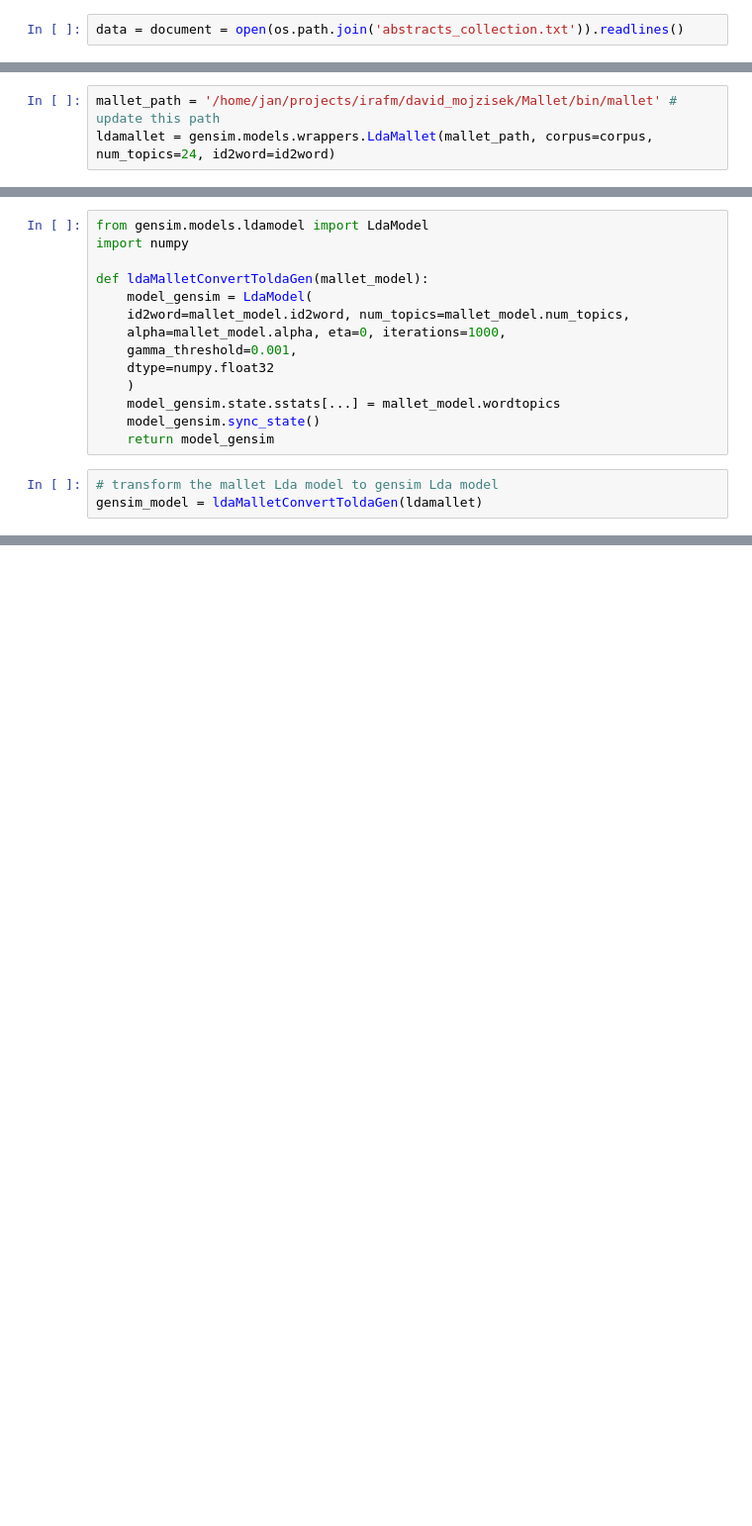
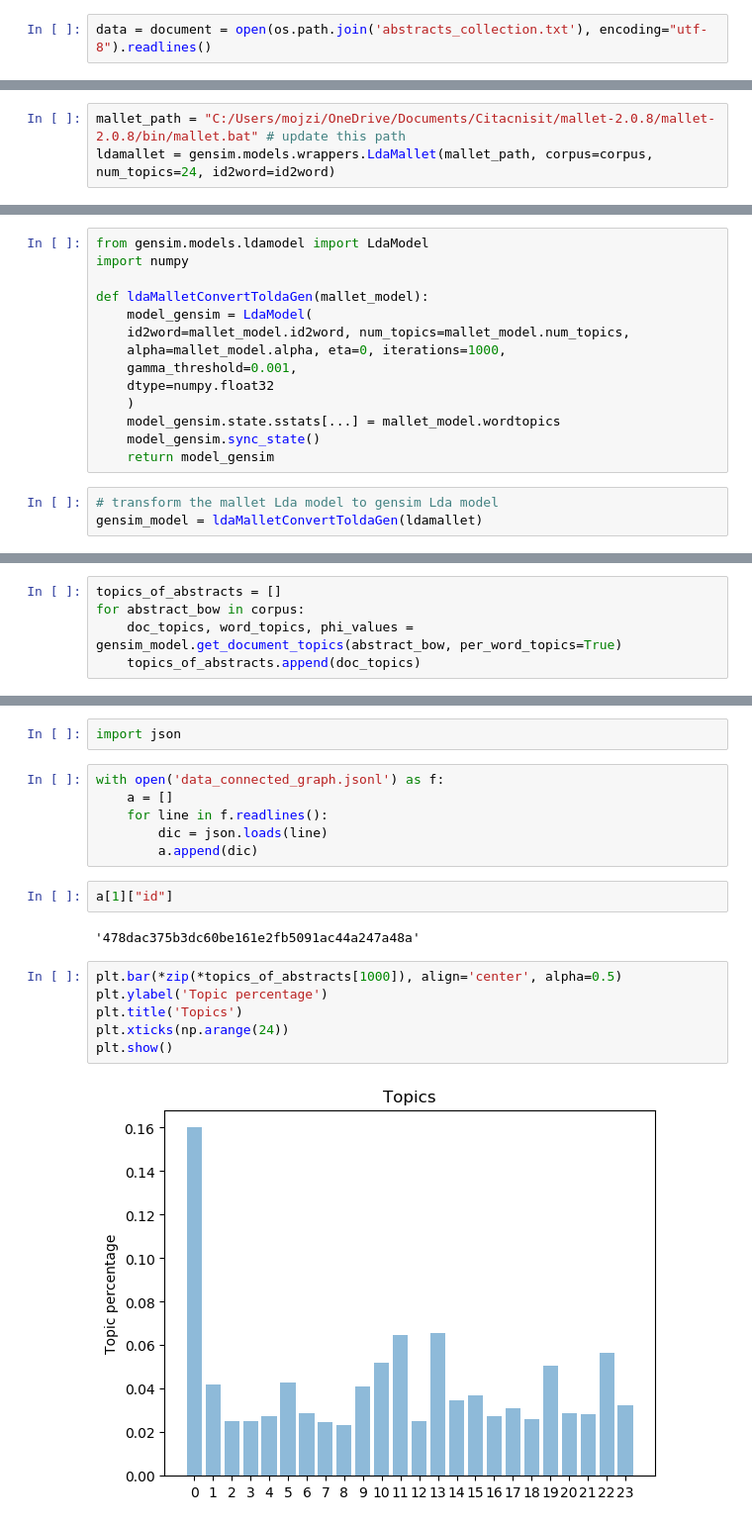
Before and after one commit to Jan21/graph-nets-paper-classification, a Jupyter notebook: data_preparation/Topic_modeling/TM_data_prep2.ipynb, the cells around one changed output, grey strips where cells are left out. Shown at 99% size. Drawn from its saved outputs; the diff is of its cells as text; blank space fills up the shorter version.

Commit message:
ldamodel for abstracts, topic_vector dic

```diff
--- a/data_preparation/Topic_modeling/TM_data_prep2.ipynb
+++ b/data_preparation/Topic_modeling/TM_data_prep2.ipynb
@@ -38,7 +40,7 @@ warnings.filterwarnings("ignore",category=DeprecationWarning)
 from nltk.corpus import stopwords
 stop_words = stopwords.words('english')
 # %%
-data = document = open(os.path.join('abstracts_collection.txt')).readlines()
+data = document = open(os.path.join('abstracts_collection.txt'), encoding="utf-8").readlines()
 # %%
 def sent_to_words(sentences):
     for sentence in sentences:
@@ -147,7 +153,7 @@ type
 # %% [markdown]
 ## Add Mallet path
 # %%
-mallet_path = '/home/jan/projects/irafm/david_mojzisek/Mallet/bin/mallet' # update this path
+mallet_path = "C:/Users/mojzi/OneDrive/Documents/Citacnisit/mallet-2.0.8/mallet-2.0.8/bin/mallet.bat" # update this path
 ldamallet = gensim.models.wrappers.LdaMallet(mallet_path, corpus=corpus, num_topics=24, id2word=id2word)
 # %%
 # Show Topics
@@ -223,0 +284,5 @@ topic
+# %%
+topics_of_abstracts = []
+for abstract_bow in corpus:
+    doc_topics, word_topics, phi_values = gensim_model.get_document_topics(abstract_bow, per_word_topics=True)
+    topics_of_abstracts.append(doc_topics)
@@ -223,0 +297,20 @@ topic
+# %%
+import json
+# %%
+with open('data_connected_graph.jsonl') as f:
+    a = []
+    for line in f.readlines():
+        dic = json.loads(line)
+        a.append(dic)
+# %%
+a[1]["id"]
+# %% [output]
+'478dac375b3dc60be161e2fb5091ac44a247a48a'
+# %%
+plt.bar(*zip(*topics_of_abstracts[1000]), align='center', alpha=0.5)
+plt.ylabel('Topic percentage')
+plt.title('Topics')
+plt.xticks(np.arange(24))
+plt.show()
+# %% [output]
+[figure, added]
```
Also changed, not shown: parts of 23 cells of this notebook, 5 other files.
